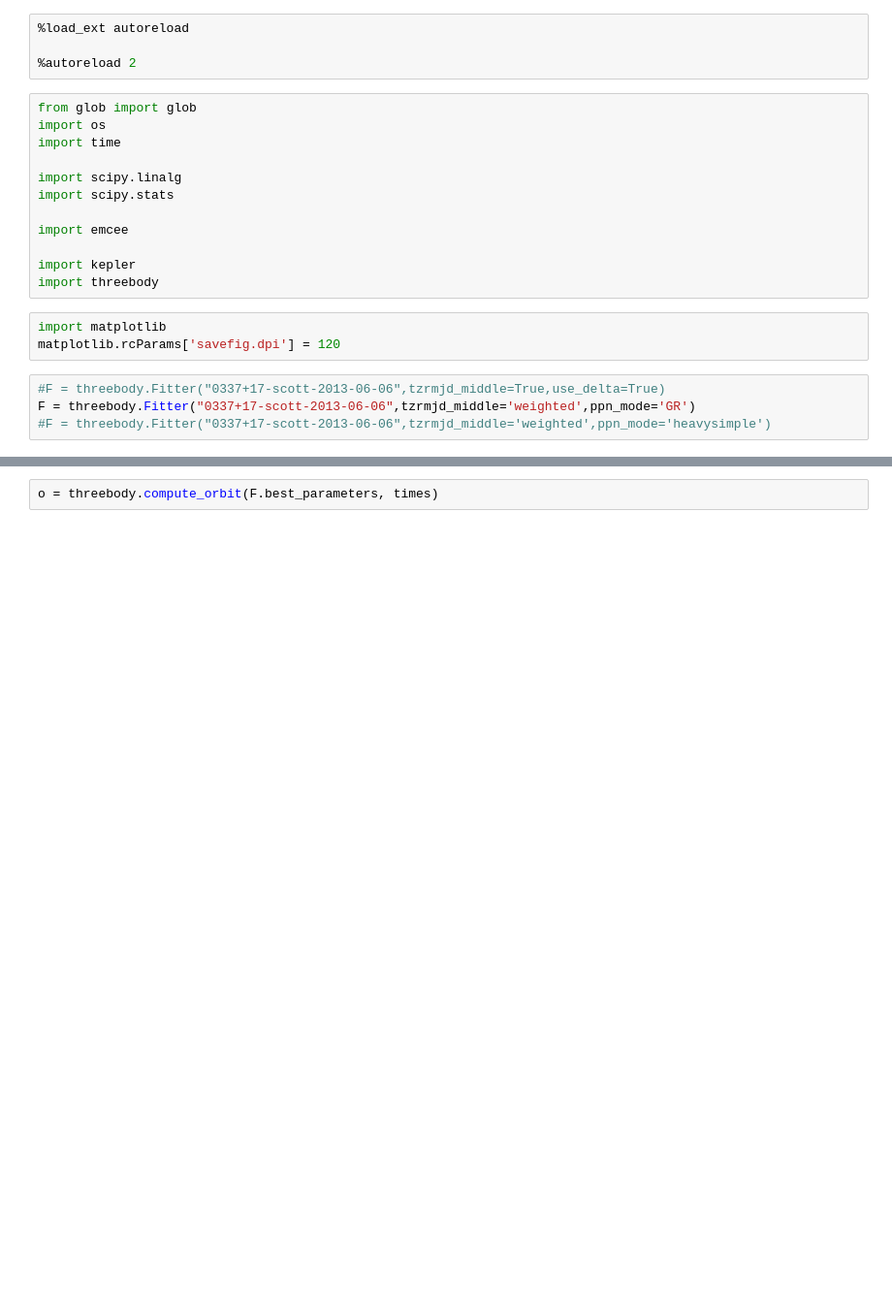
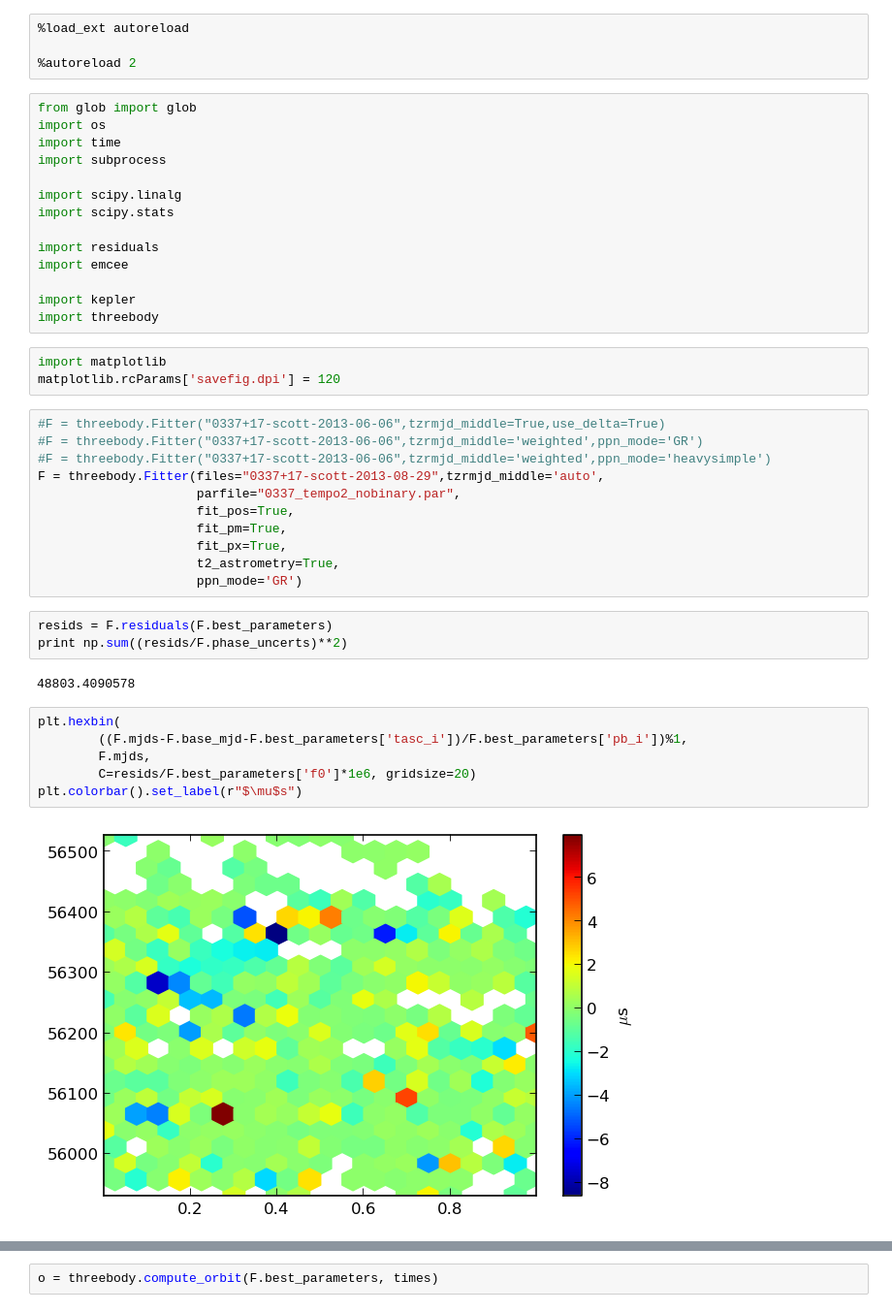
Before and after one commit to aarchiba/triplesystem, a Jupyter notebook: a-toa-generation.ipynb, the cells around one changed output, grey strips where cells are left out. Shown at 97% size. Saved outputs shown, nothing was run; the diff lists cells and outputs as text; blank space fills up the shorter version.

Commit message:
use tempo2 etc.
Now uses tempo2 for processing TOAs and fitting position/parallax/proper motion

```diff
--- a/a-toa-generation.ipynb
+++ b/a-toa-generation.ipynb
@@ -6,10 +6,12 @@
 from glob import glob
 import os
 import time
+import subprocess
 
 import scipy.linalg
 import scipy.stats
 
+import residuals
 import emcee
 
 import kepler
@@ -19,5 +21,25 @@ import matplotlib
 matplotlib.rcParams['savefig.dpi'] = 120
 # %%
 #F = threebody.Fitter("0337+17-scott-2013-06-06",tzrmjd_middle=True,use_delta=True)
-F = threebody.Fitter("0337+17-scott-2013-06-06",tzrmjd_middle='weighted',ppn_mode='GR')
+#F = threebody.Fitter("0337+17-scott-2013-06-06",tzrmjd_middle='weighted',ppn_mode='GR')
 #F = threebody.Fitter("0337+17-scott-2013-06-06",tzrmjd_middle='weighted',ppn_mode='heavysimple')
+F = threebody.Fitter(files="0337+17-scott-2013-08-29",tzrmjd_middle='auto',
+                     parfile="0337_tempo2_nobinary.par",
+                     fit_pos=True,
+                     fit_pm=True,
+                     fit_px=True,
+                     t2_astrometry=True,
+                     ppn_mode='GR')
+# %%
+resids = F.residuals(F.best_parameters)
+print np.sum((resids/F.phase_uncerts)**2)
+# %% [output]
+48803.4090578
+# %%
+plt.hexbin(
+        ((F.mjds-F.base_mjd-F.best_parameters['tasc_i'])/F.best_parameters['pb_i'])%1,
+        F.mjds,
+        C=resids/F.best_parameters['f0']*1e6, gridsize=20)
+plt.colorbar().set_label(r"$\mu$s")
+# %% [output]
+[figure, added]
```
Also changed, not shown: parts of 24 cells of this notebook, 26 other files.
